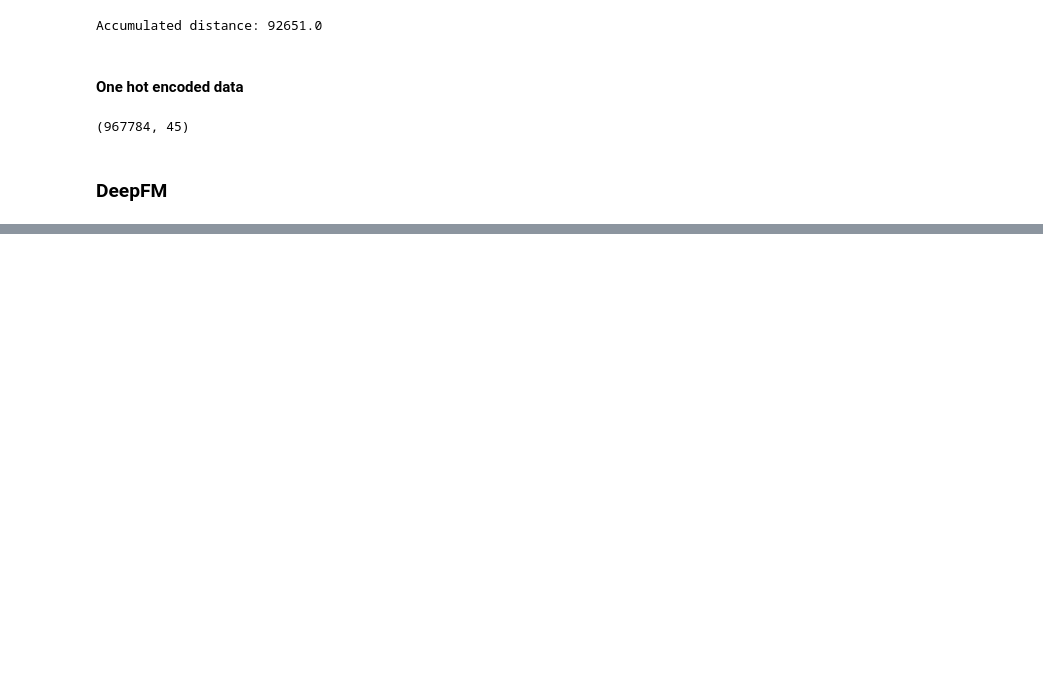
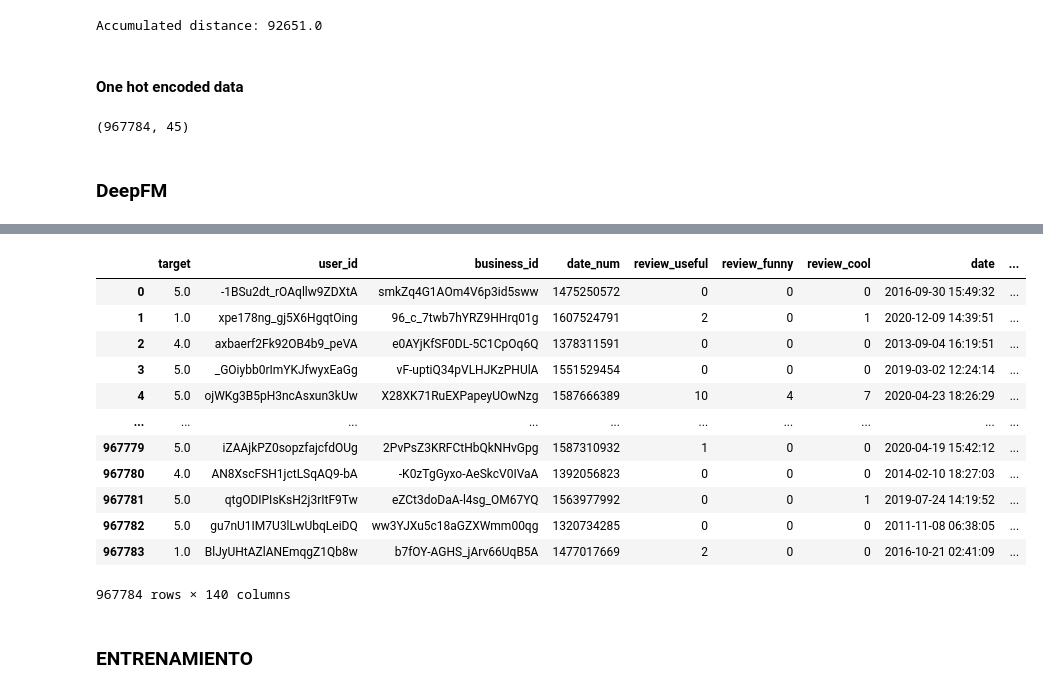
Before and after one commit to EderTarifa/recommender-systems, a Jupyter notebook: competition2/main.ipynb, the cells around one changed output, grey strips where cells are left out. Drawn from its saved outputs; the diff is of its cells as text; code cells hidden in the pictures; blank space fills up the shorter version.

```diff
--- a/competition2/main.ipynb
+++ b/competition2/main.ipynb
@@ -362,0 +371,22 @@ print(recommender.recommend(user_id="Ha3iJu77CxlrFm-vQRs_8g", k=5))
+# %%
+import preprocess_autogluon2
+import pandas as pd
+# %run preprocess_autogluon2.py
+train = pd.read_parquet('data/train_ag.parquet')
+train
+# %% [output]
+|  | target | user_id | business_id | date_num | review_useful | review_funny | review_cool | date | ... |
+| 0 | 5.0 | -1BSu2dt_rOAqllw9ZDXtA | smkZq4G1AOm4V6p3id5sww | 1475250572 | 0 | 0 | 0 | 2016-09-30 15:49:32 | ... |
+| 1 | 1.0 | xpe178ng_gj5X6HgqtOing | 96_c_7twb7hYRZ9HHrq01g | 1607524791 | 2 | 0 | 1 | 2020-12-09 14:39:51 | ... |
+| 2 | 4.0 | axbaerf2Fk92OB4b9_peVA | e0AYjKfSF0DL-5C1CpOq6Q | 1378311591 | 0 | 0 | 0 | 2013-09-04 16:19:51 | ... |
+| 3 | 5.0 | _GOiybb0rImYKJfwyxEaGg | vF-uptiQ34pVLHJKzPHUlA | 1551529454 | 0 | 0 | 0 | 2019-03-02 12:24:14 | ... |
+| 4 | 5.0 | ojWKg3B5pH3ncAsxun3kUw | X28XK71RuEXPapeyUOwNzg | 1587666389 | 10 | 4 | 7 | 2020-04-23 18:26:29 | ... |
+| ... | ... | ... | ... | ... | ... | ... | ... | ... | ... |
+| 967779 | 5.0 | iZAAjkPZ0sopzfajcfdOUg | 2PvPsZ3KRFCtHbQkNHvGpg | 1587310932 | 1 | 0 | 0 | 2020-04-19 15:42:12 | ... |
+| 967780 | 4.0 | AN8XscFSH1jctLSqAQ9-bA | -K0zTgGyxo-AeSkcV0IVaA | 1392056823 | 0 | 0 | 0 | 2014-02-10 18:27:03 | ... |
+| 967781 | 5.0 | qtgODIPIsKsH2j3rItF9Tw | eZCt3doDaA-l4sg_OM67YQ | 1563977992 | 0 | 0 | 1 | 2019-07-24 14:19:52 | ... |
+| 967782 | 5.0 | gu7nU1IM7U3lLwUbqLeiDQ | ww3YJXu5c18aGZXWmm00qg | 1320734285 | 0 | 0 | 0 | 2011-11-08 06:38:05 | ... |
+| 967783 | 1.0 | BlJyUHtAZlANEmqgZ1Qb8w | b7fOY-AGHS_jArv66UqB5A | 1477017669 | 2 | 0 | 0 | 2016-10-21 02:41:09 | ... |
+967784 rows × 140 columns
+# %% [markdown]
+### ENTRENAMIENTO
```
Also changed, not shown: parts of 42 cells of this notebook, 25 other files.
